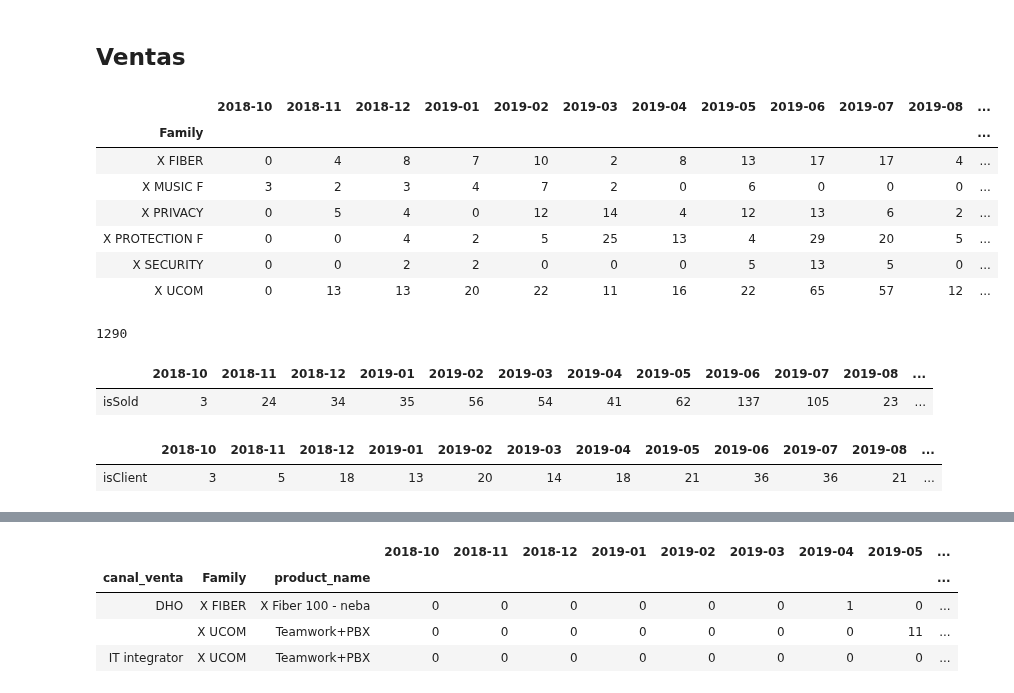
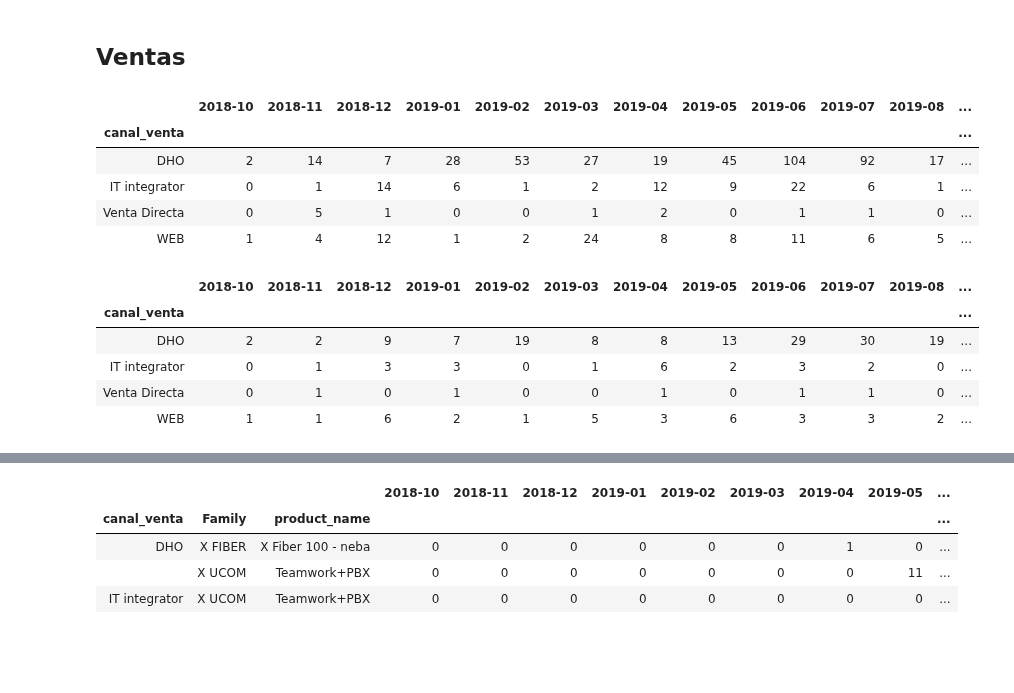
Before and after one commit to mariaadradosr/PyCartera, a Jupyter notebook: Final_PyCartera.ipynb, the cells around one changed output, grey strips where cells are left out. Saved outputs shown, nothing was run; the diff lists cells and outputs as text; code cells hidden in the pictures; blank space fills up the shorter version.

Commit message:
cambios en funcíón canal_venta

```diff
--- a/Final_PyCartera.ipynb
+++ b/Final_PyCartera.ipynb
@@ -38,31 +133,24 @@ df[df['assetid']=='02i0N00000PfMuWQAV']
 # %% [markdown]
 ## Ventas
 # %%
-functions.ass_vta_mes(df,1)
+functions.ass_vta_mes(df,2)
 # a.iloc[a.index.get_level_values('Family') == 'X UCOM']
 # %% [output]
 |  | 2018-10 | 2018-11 | 2018-12 | 2019-01 | 2019-02 | 2019-03 | 2019-04 | 2019-05 | 2019-06 | 2019-07 | 2019-08 | ... |
-| Family |  |  |  |  |  |  |  |  |  |  |  | ... |
-| X FIBER | 0 | 4 | 8 | 7 | 10 | 2 | 8 | 13 | 17 | 17 | 4 | ... |
-| X MUSIC F | 3 | 2 | 3 | 4 | 7 | 2 | 0 | 6 | 0 | 0 | 0 | ... |
-| X PRIVACY | 0 | 5 | 4 | 0 | 12 | 14 | 4 | 12 | 13 | 6 | 2 | ... |
-| X PROTECTION F | 0 | 0 | 4 | 2 | 5 | 25 | 13 | 4 | 29 | 20 | 5 | ... |
-| X SECURITY | 0 | 0 | 2 | 2 | 0 | 0 | 0 | 5 | 13 | 5 | 0 | ... |
-| X UCOM | 0 | 13 | 13 | 20 | 22 | 11 | 16 | 22 | 65 | 57 | 12 | ... |
+| canal_venta |  |  |  |  |  |  |  |  |  |  |  | ... |
+| DHO | 2 | 14 | 7 | 28 | 53 | 27 | 19 | 45 | 104 | 92 | 17 | ... |
+| IT integrator | 0 | 1 | 14 | 6 | 1 | 2 | 12 | 9 | 22 | 6 | 1 | ... |
+| Venta Directa | 0 | 5 | 1 | 0 | 0 | 1 | 2 | 0 | 1 | 1 | 0 | ... |
+| WEB | 1 | 4 | 12 | 1 | 2 | 24 | 8 | 8 | 11 | 6 | 5 | ... |
-# %%
-a.iloc[0].sum()
-# %% [output]
-1290
-# %%
-a
-# %% [output]
-|  | 2018-10 | 2018-11 | 2018-12 | 2019-01 | 2019-02 | 2019-03 | 2019-04 | 2019-05 | 2019-06 | 2019-07 | 2019-08 | ... |
-| isSold | 3 | 24 | 34 | 35 | 56 | 54 | 41 | 62 | 137 | 105 | 23 | ... |
 # %%
-functions.cli_altas_mes_agg(df_altas,tipo=0)
+functions.cli_altas_mes_agg(df_altas,tipo=1)
 # %% [output]
 |  | 2018-10 | 2018-11 | 2018-12 | 2019-01 | 2019-02 | 2019-03 | 2019-04 | 2019-05 | 2019-06 | 2019-07 | 2019-08 | ... |
-| isClient | 3 | 5 | 18 | 13 | 20 | 14 | 18 | 21 | 36 | 36 | 21 | ... |
+| canal_venta |  |  |  |  |  |  |  |  |  |  |  | ... |
+| DHO | 2 | 2 | 9 | 7 | 19 | 8 | 8 | 13 | 29 | 30 | 19 | ... |
+| IT integrator | 0 | 1 | 3 | 3 | 0 | 1 | 6 | 2 | 3 | 2 | 0 | ... |
+| Venta Directa | 0 | 1 | 0 | 1 | 0 | 0 | 1 | 0 | 1 | 1 | 0 | ... |
+| WEB | 1 | 1 | 6 | 2 | 1 | 5 | 3 | 6 | 3 | 3 | 2 | ... |
 # %%
 x = df[df['Family']=='X UCOM']
 x.to_csv('../x.csv ',encoding='CP1252')
```
Also changed, not shown: parts of 17 cells of this notebook, 11 other files.
